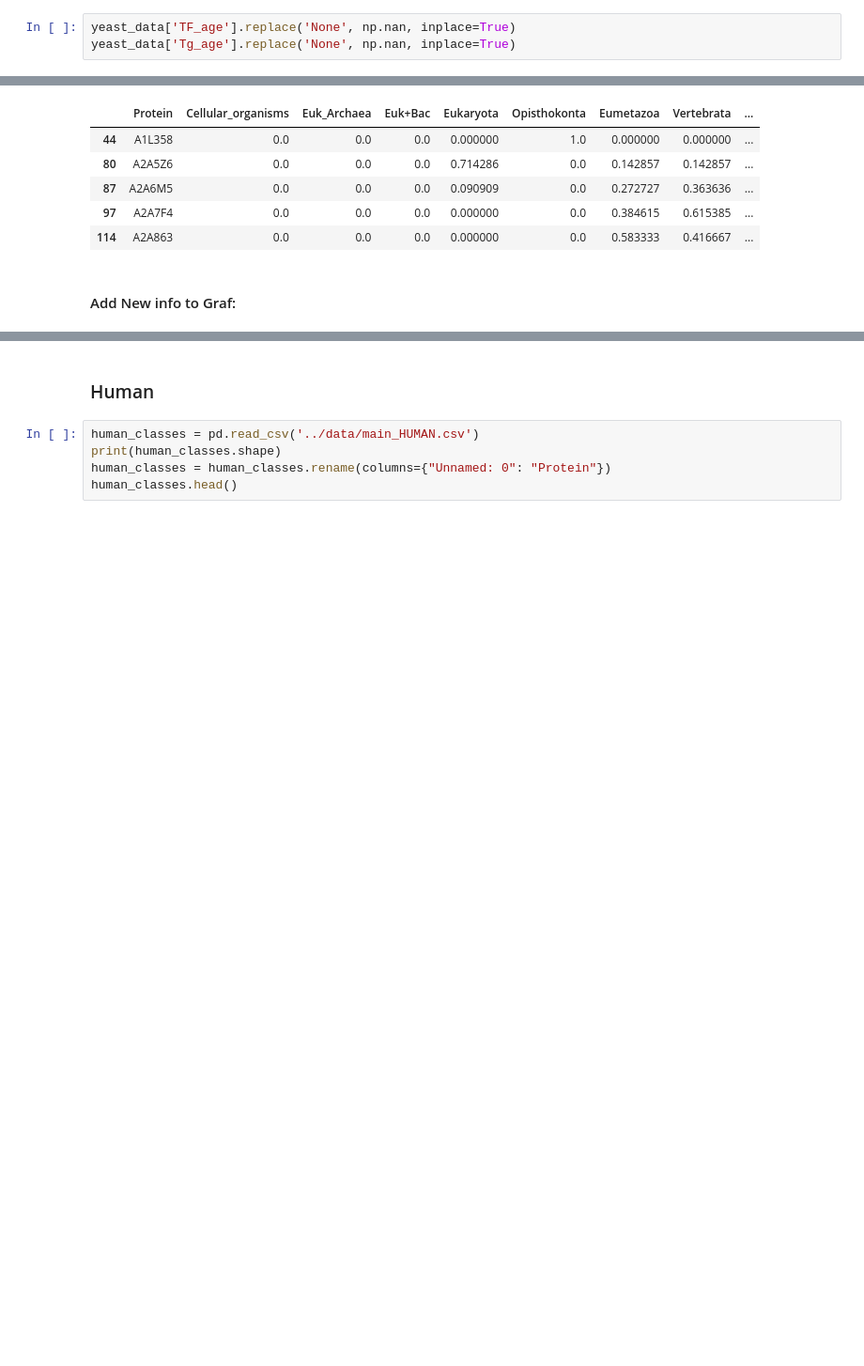
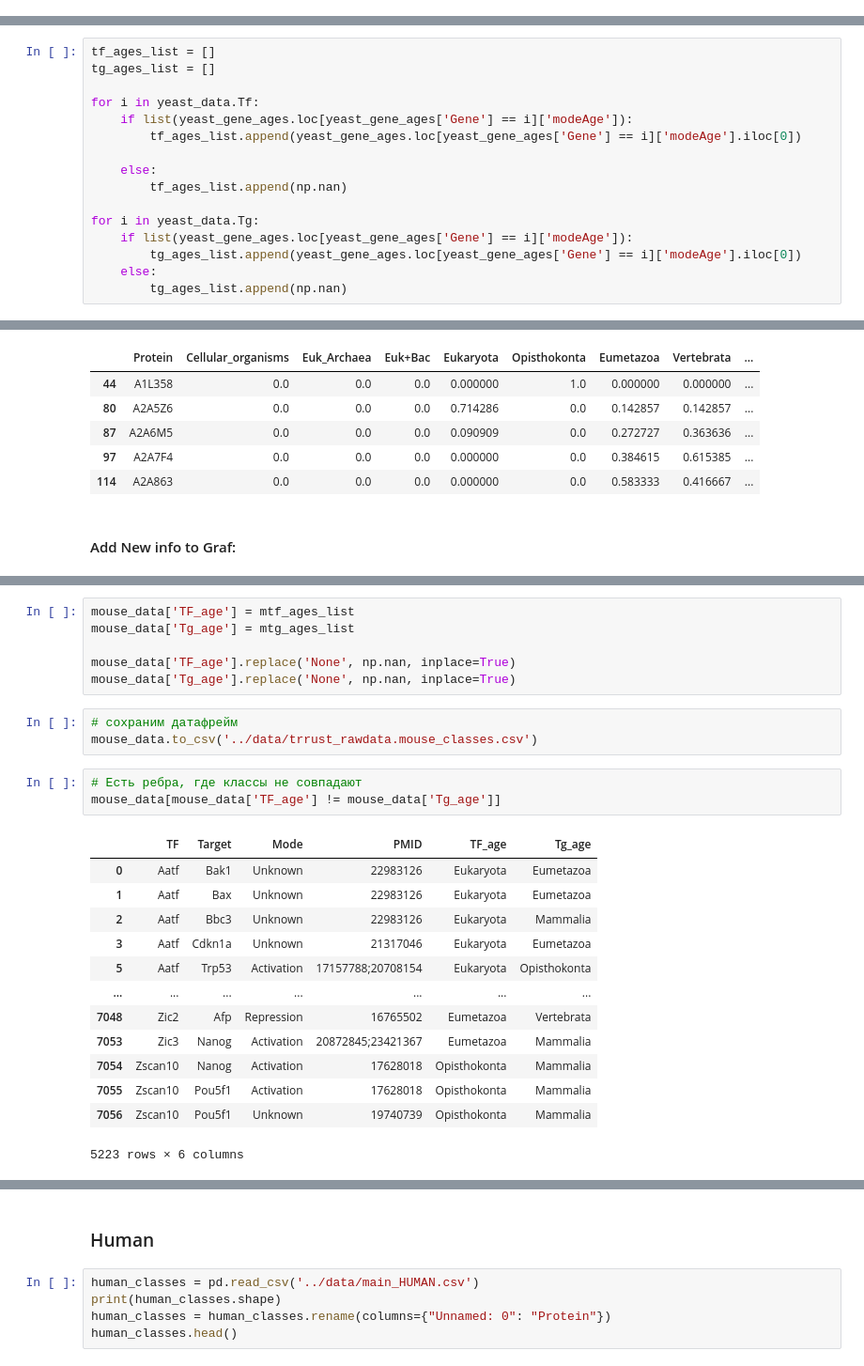
Before and after one commit to Freddsle/age_patterns, a Jupyter notebook: code/02_age_gene_classes.ipynb, the cells around one changed output, grey strips where cells are left out. Shown at 94% size. Drawn from its saved outputs; the diff is of its cells as text; blank space fills up the shorter version.

```diff
--- a/code/02_age_gene_classes.ipynb
+++ b/code/02_age_gene_classes.ipynb
@@ -207,3 +130,0 @@ yeast_data['Tg_age'] = tg_ages_list
-# %%
-yeast_data['TF_age'].replace('None', np.nan, inplace=True)
-yeast_data['Tg_age'].replace('None', np.nan, inplace=True)
@@ -308,0 +184,16 @@ yeast_data[['age']].value_counts(normalize=True).plot.barh()
+# %%
+tf_ages_list = []
+tg_ages_list = []
+
+for i in yeast_data.Tf:
+    if list(yeast_gene_ages.loc[yeast_gene_ages['Gene'] == i]['modeAge']):
+        tf_ages_list.append(yeast_gene_ages.loc[yeast_gene_ages['Gene'] == i]['modeAge'].iloc[0])
+
+    else:
+        tf_ages_list.append(np.nan)
+
+for i in yeast_data.Tg:
+    if list(yeast_gene_ages.loc[yeast_gene_ages['Gene'] == i]['modeAge']):
+        tg_ages_list.append(yeast_gene_ages.loc[yeast_gene_ages['Gene'] == i]['modeAge'].iloc[0])
+    else:
+        tg_ages_list.append(np.nan)
@@ -378,0 +461,26 @@ mouse_gene_ages.head()
+# %%
+mouse_data['TF_age'] = mtf_ages_list
+mouse_data['Tg_age'] = mtg_ages_list
+
+mouse_data['TF_age'].replace('None', np.nan, inplace=True)
+mouse_data['Tg_age'].replace('None', np.nan, inplace=True)
+# %%
+# сохраним датафрейм
+mouse_data.to_csv('../data/trrust_rawdata.mouse_classes.csv')
+# %%
+# Есть ребра, где классы не совпадают
+mouse_data[mouse_data['TF_age'] != mouse_data['Tg_age']]
+# %% [output]
+|  | TF | Target | Mode | PMID | TF_age | Tg_age |
+| 0 | Aatf | Bak1 | Unknown | 22983126 | Eukaryota | Eumetazoa |
+| 1 | Aatf | Bax | Unknown | 22983126 | Eukaryota | Eumetazoa |
+| 2 | Aatf | Bbc3 | Unknown | 22983126 | Eukaryota | Mammalia |
+| 3 | Aatf | Cdkn1a | Unknown | 21317046 | Eukaryota | Eumetazoa |
+| 5 | Aatf | Trp53 | Activation | 17157788;20708154 | Eukaryota | Opisthokonta |
+| ... | ... | ... | ... | ... | ... | ... |
+| 7048 | Zic2 | Afp | Repression | 16765502 | Eumetazoa | Vertebrata |
+| 7053 | Zic3 | Nanog | Activation | 20872845;23421367 | Eumetazoa | Mammalia |
+| 7054 | Zscan10 | Nanog | Activation | 17628018 | Opisthokonta | Mammalia |
+| 7055 | Zscan10 | Pou5f1 | Activation | 17628018 | Opisthokonta | Mammalia |
+| 7056 | Zscan10 | Pou5f1 | Unknown | 19740739 | Opisthokonta | Mammalia |
+5223 rows × 6 columns
```
Also changed, not shown: parts of 51 cells of this notebook, 5 other files.
